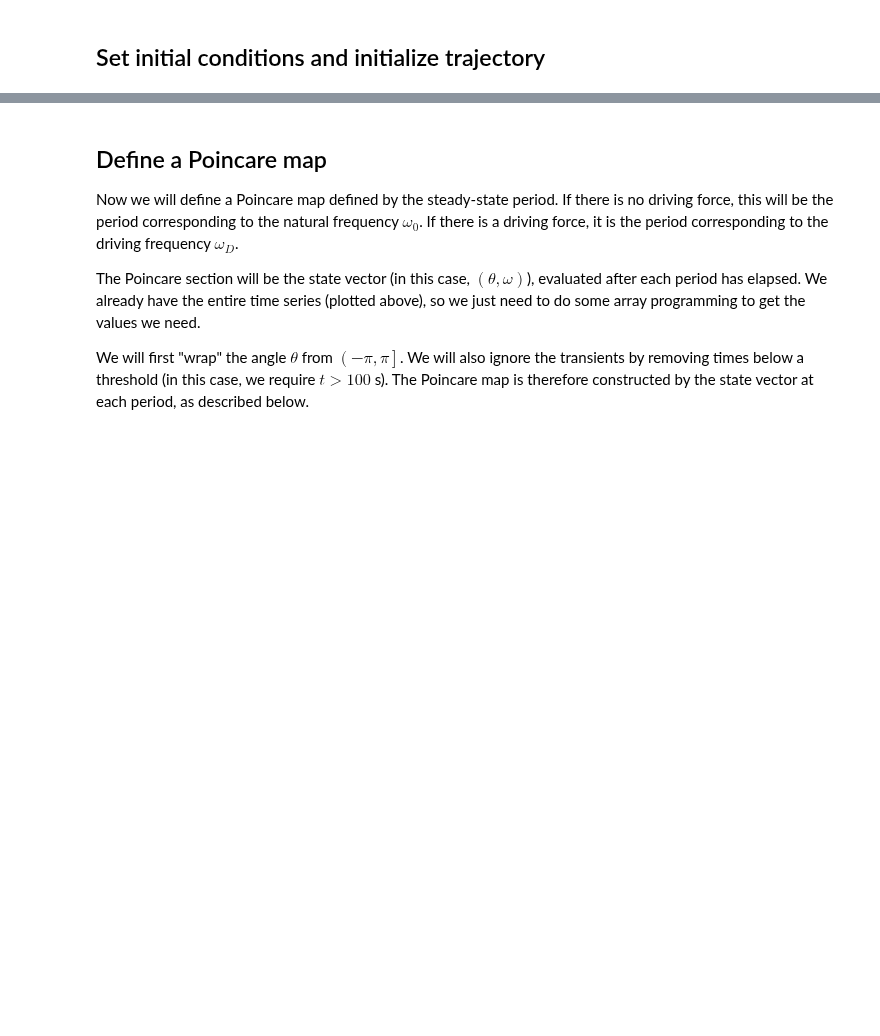
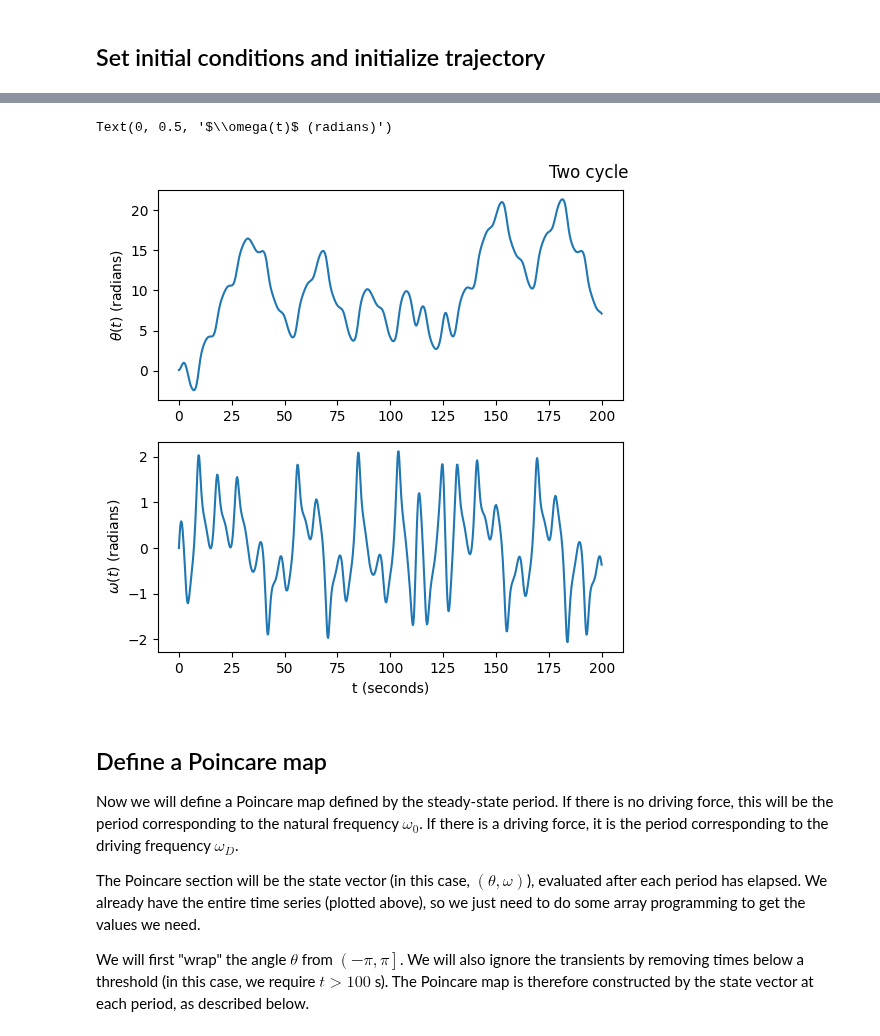
Before and after one commit to ubsuny/CompPhys, a Jupyter notebook: ODEs/pendulum_nonlinear.ipynb, the cells around one changed output, grey strips where cells are left out. Cells and saved outputs as stored; diff of their text form; code cells hidden in the pictures; blank space fills up the shorter version.

```diff
--- a/ODEs/pendulum_nonlinear.ipynb
+++ b/ODEs/pendulum_nonlinear.ipynb
@@ -130,3 +184,40 @@ plt.show()
+# %%
+# 2-cycle pendulum
+tmax = 200.
+theta_init = 0.1
+omega_init = 0.0
+method = "RK45"
+pendul["twocycle"] = Pendulum(
+    gamma = 0.5,
+    omega_0 = 1.0,
+    F_D = 1.07,
+    omega_D = 2./3
+)
+
+res = scipy.integrate.solve_ivp(fun = pendul["twocycle"],
+                                t_span = (0., tmax),
+                                y0 = [theta_init, omega_init],
+                                vectorized = True,
+                                atol = 1e-8,
+                                rtol = 1e-6,
+                                method = method,
+                                first_step = 0.001)
+t["twocycle"] = res.t
+states["twocycle"] = res.y
+theta["twocycle"] = states["twocycle"][0]
+omega["twocycle"] = states["twocycle"][1]
+# %%
+fig, ax = plt.subplots(2, 1, figsize=(6, 6))
+ax[0].plot(t["twocycle"], theta["twocycle"])
+ax[0].set_ylabel(r"$\theta(t)$ (radians)")
+ax[0].text(175, 24, "Two cycle", size="large")
+
+ax[1].plot(t["twocycle"], omega["twocycle"])
+ax[1].set_xlabel("t (seconds)")
+ax[1].set_ylabel(r"$\omega(t)$ (radians)")
+# %% [output]
+Text(0, 0.5, '$\\omega(t)$ (radians)')
+[figure, added]
 # %% [markdown]
 ## Define a Poincare map
 
```
Also changed, not shown: parts of 29 cells of this notebook.
